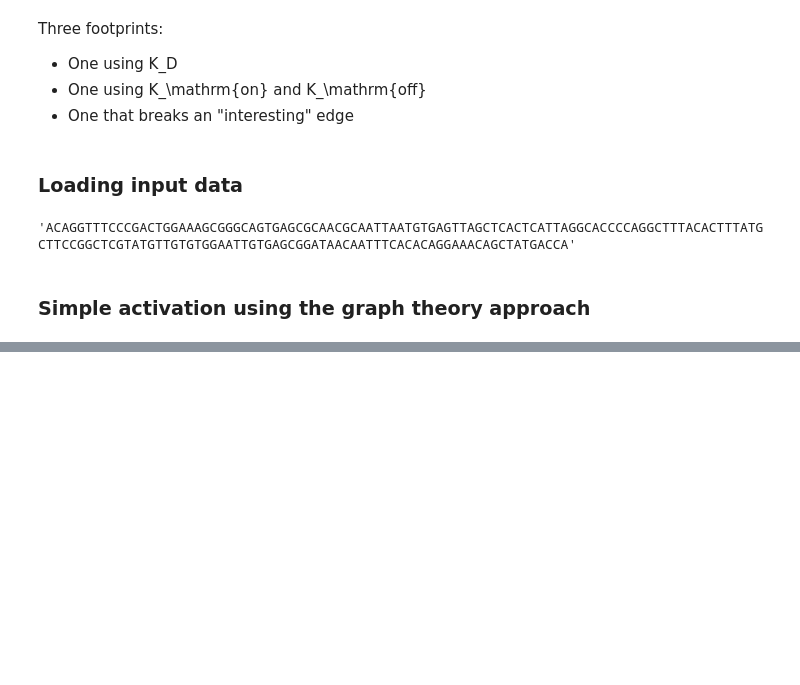
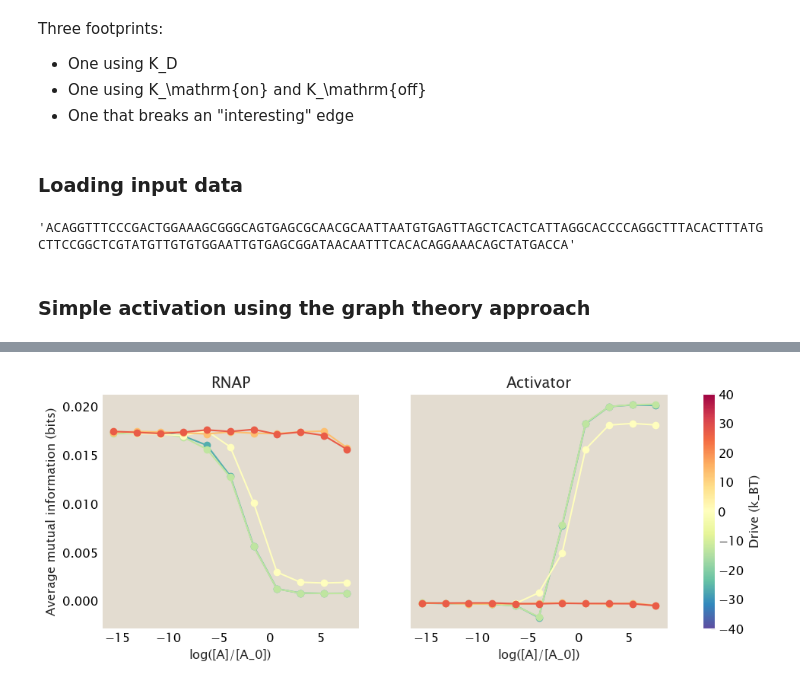
Before and after one commit to RPGroup-PBoC/theoretical_regseq, a Jupyter notebook: notebooks/broken-detailed-balance/broken_detailed_balance.ipynb, the cells around one changed output, grey strips where cells are left out. Saved outputs shown, nothing was run; the diff lists cells and outputs as text; code cells hidden in the pictures; blank space fills up the shorter version.

```diff
--- a/notebooks/broken-detailed-balance/broken_detailed_balance.ipynb
+++ b/notebooks/broken-detailed-balance/broken_detailed_balance.ipynb
@@ -106,0 +205,9 @@ tregs.footprint.plot_footprint(promoter, df, region_params,
+# %%
+mutant_bank = []
+for i in range(1):
+    mutants = np.unique(tregs.wgregseq.mutations_rand(promoter,
+                                                rate=0.1,
+                                                num_mutants=5000,
+                                                number_fixed=True,
+                                                keep_wildtype=True))
+    mutant_bank.append(mutants)
@@ -106,0 +266,31 @@ tregs.footprint.plot_footprint(promoter, df, region_params,
+# %%
+fig, axs = plt.subplots(1, 2, figsize=(12, 4), sharey=True)
+
+# Set up Seaborn palette and normalize colors
+palette = sns.color_palette("Spectral_r", n_colors=len(drive))
+cmap = sns.color_palette("Spectral_r", as_cmap=True)
+norm = plt.Normalize(min(drive), max(drive))
+
+x = np.log(l_c_a / 50)
+
+for i,d in enumerate(drive):
+    rnap_s = rnap_signal[i]
+    act_s = act_signal[i]
+    axs[0].plot(x, rnap_s, 'o-', color=palette[i])
+    axs[1].plot(x, act_s, 'o-', color=palette[i])
+
+# Colorbar setup for both subplots
+sm = plt.cm.ScalarMappable(cmap=cmap, norm=norm)
+sm.set_array([])
+cbar = fig.colorbar(sm, ax=axs, orientation='vertical')
+cbar.set_label('Drive (k_BT)')
+
+axs[0].set_xlabel('log([A]/[A_0])')
+axs[1].set_xlabel('log([A]/[A_0])')
+axs[0].set_ylabel('Average mutual information (bits)')
+axs[0].set_title('RNAP')
+axs[1].set_title('Activator')
+
+plt.show()
+# %% [output]
+[figure, added]
```
Also changed, not shown: parts of 14 cells of this notebook.
